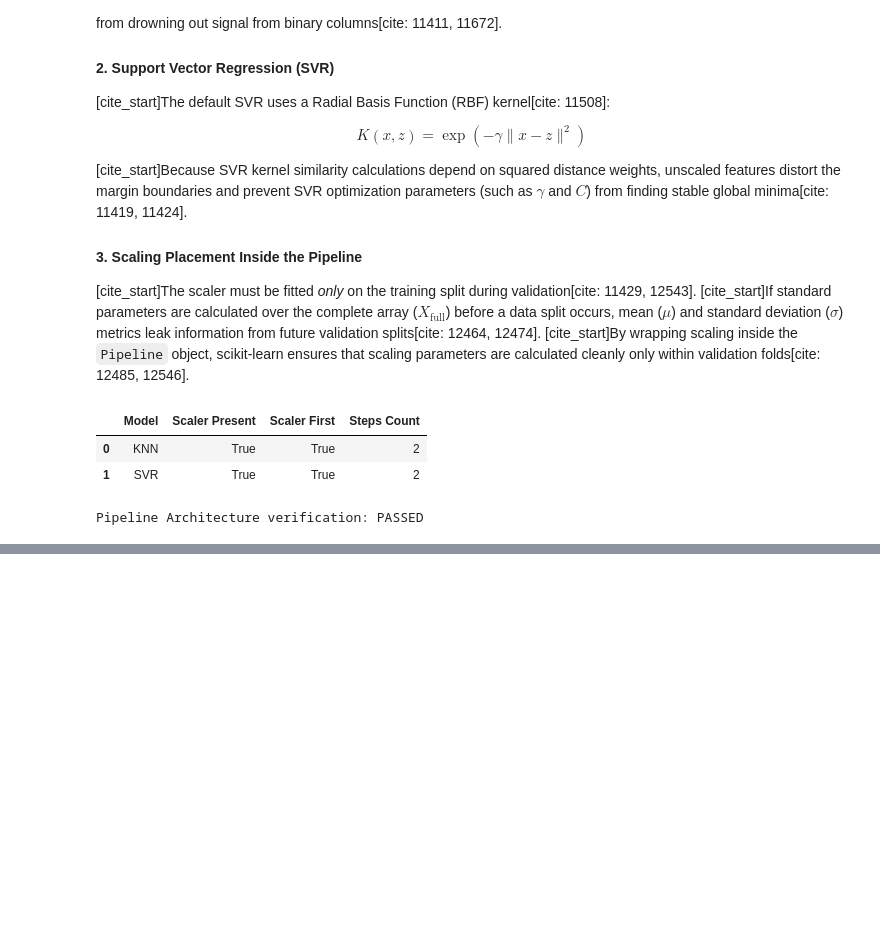
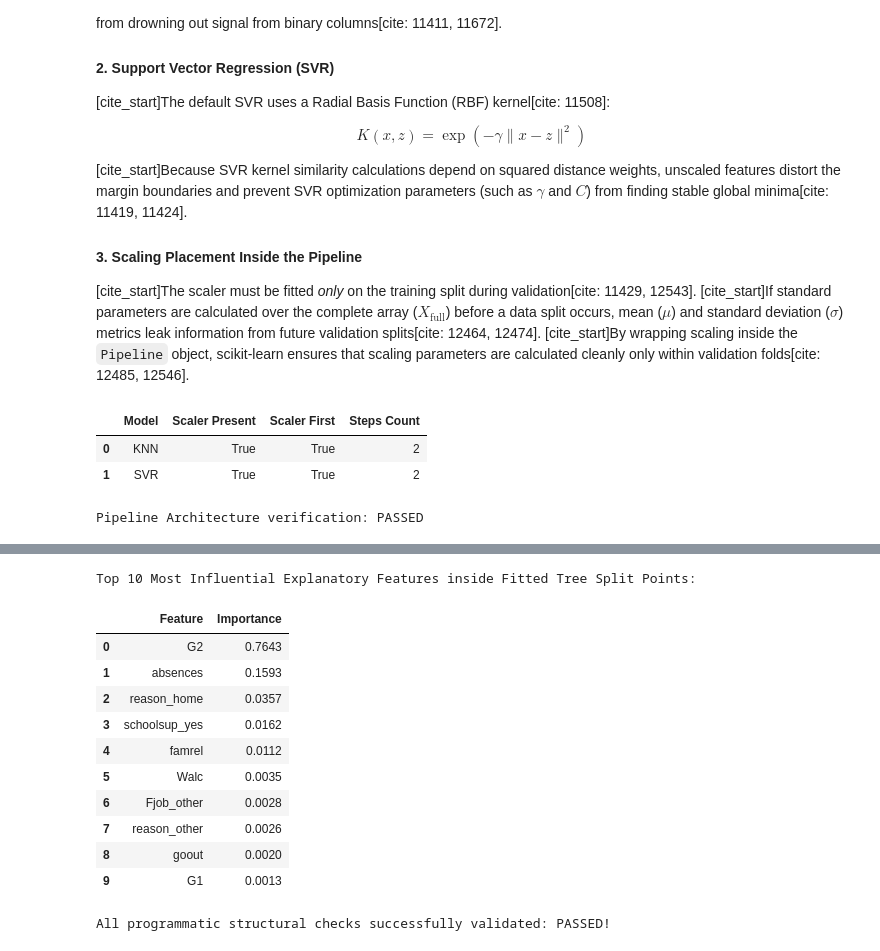
Before and after one commit to NDracorex/student-performance-ml, a Jupyter notebook: notebooks/05_regression_models.ipynb, the cells around one changed output, grey strips where cells are left out. Drawn from its saved outputs; the diff is of its cells as text; code cells hidden in the pictures; blank space fills up the shorter version.

```diff
--- a/notebooks/05_regression_models.ipynb
+++ b/notebooks/05_regression_models.ipynb
@@ -416,0 +440,27 @@ Pipeline Architecture verification: PASSED
+# %%
+# Initialize depth-limited Decision Tree Regressor
+tree = DecisionTreeRegressor(max_depth=5, random_state=42)
+
+# Fit model on full-information training features
+tree.fit(Xtr_f, ytr)
+
+# Generate predictions for both splits to monitor generalization trends
+tree_train_predictions = tree.predict(Xtr_f)
+tree_test_predictions = tree.predict(Xte_f)
+
+# Evaluate metrics using the project evaluation function
+tree_train_results = eval_reg(ytr, tree_train_predictions)
+tree_test_results = eval_reg(yte, tree_test_predictions)
+
+# Construct standalone validation comparison table
+tree_train_test_comparison = pd.DataFrame([
+    {"Model": "Decision Tree", "Dataset": "Training", **tree_train_results},
+    {"Model": "Decision Tree", "Dataset": "Test", **tree_test_results}
+])
+
+print("Session 27 Standalone Split Results:")
+display(tree_train_test_comparison.round(4))
+
+print(f"\nConfigured maximum depth limit: {tree.max_depth}")
+print(f"Actual fitted structural depth: {tree.get_depth()}")
+print(f"Number of generated terminal leaves: {tree.get_n_leaves()}")
@@ -416,0 +530,40 @@ Pipeline Architecture verification: PASSED
+# %%
+# Pull importance values evaluated by the tree criterion splits
+if hasattr(Xtr_f, "columns"):
+    tree_feature_names = list(Xtr_f.columns)
+else:
+    tree_feature_names = [f"Feature_{i:03d}" for i in range(Xtr_f.shape[1])]
+
+tree_feature_importance = pd.DataFrame({
+    "Feature": tree_feature_names,
+    "Importance": tree.feature_importances_
+}).sort_values(by="Importance", ascending=False).reset_index(drop=True)
+
+print("Top 10 Most Influential Explanatory Features inside Fitted Tree Split Points:")
+display(tree_feature_importance.head(10).round(4))
+# %% [output]
+Top 10 Most Influential Explanatory Features inside Fitted Tree Split Points:
+|  | Feature | Importance |
+| 0 | G2 | 0.7643 |
+| 1 | absences | 0.1593 |
+| 2 | reason_home | 0.0357 |
+| 3 | schoolsup_yes | 0.0162 |
+| 4 | famrel | 0.0112 |
+| 5 | Walc | 0.0035 |
+| 6 | Fjob_other | 0.0028 |
+| 7 | reason_other | 0.0026 |
+| 8 | goout | 0.0020 |
+| 9 | G1 | 0.0013 |
+# %%
+# Enforce structural baseline assertions
+assert tree.get_depth() <= 5, "Error: Trained structural depth exceeds specified configuration parameters!"
+assert len(tree_test_predictions) == len(yte), "Error: Output shape mismatch between targets and vectors!"
+assert np.isfinite(tree_test_predictions).all(), "Error: Predictions output elements contain non-finite numbers!"
+
+assert np.isfinite(tree_test_results["MAE"]), "MAE calculation error"
+assert np.isfinite(tree_test_results["RMSE"]), "RMSE calculation error"
+assert np.isfinite(tree_test_results["R2"]), "R2 calculation error"
+
+print("All programmatic structural checks successfully validated: PASSED!")
+# %% [output]
+All programmatic structural checks successfully validated: PASSED!
```
Also changed, not shown: parts of 4 cells of this notebook, 1 other file.
